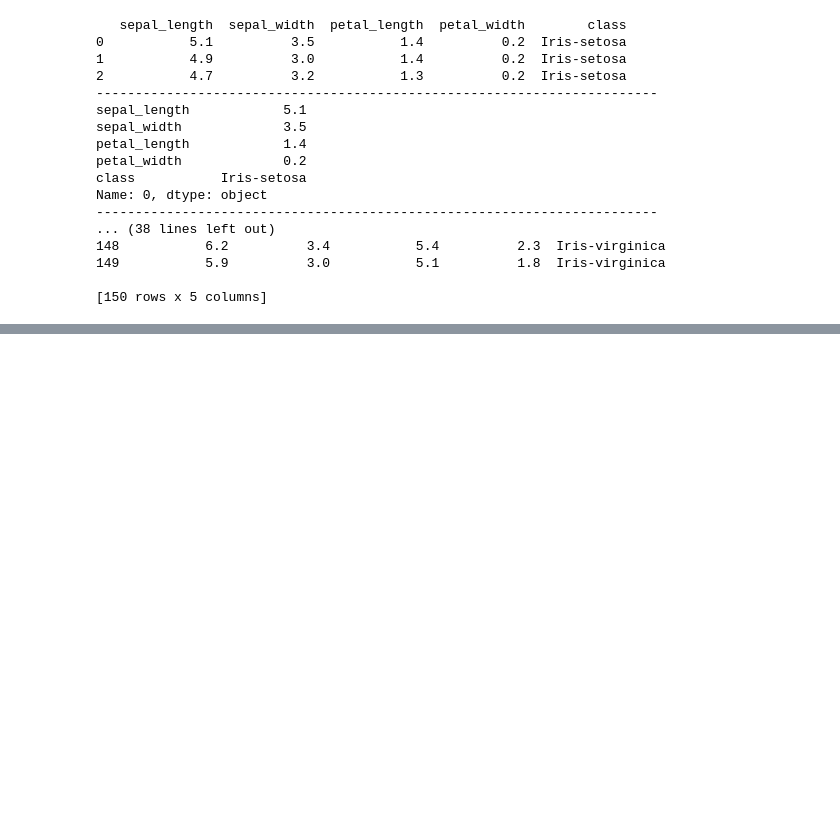
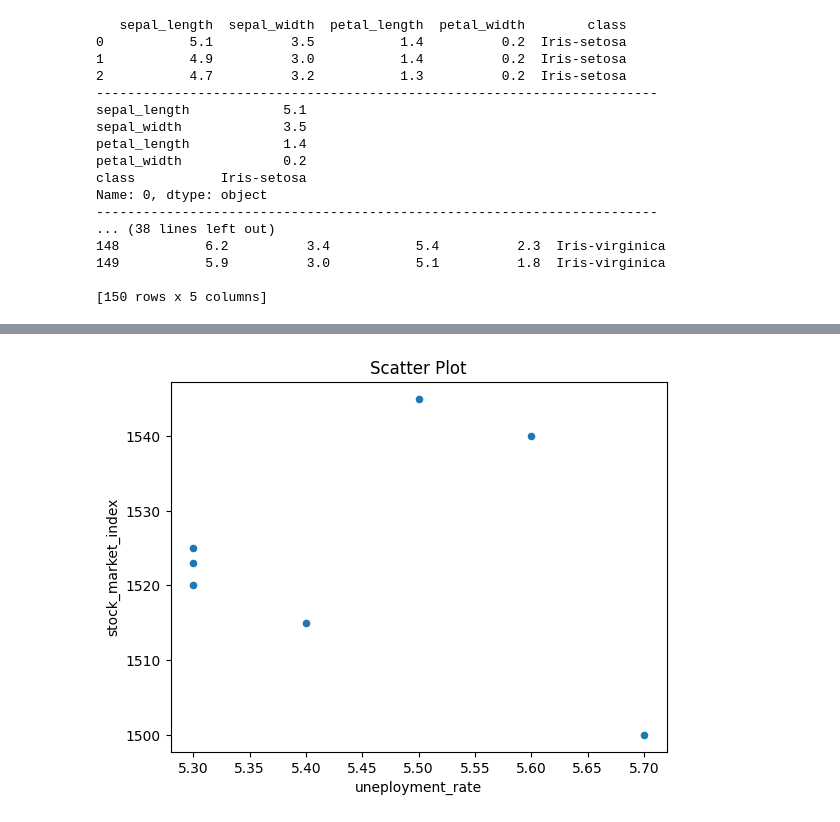
Before and after one commit to BabakDavarmanesh/Learning_Pandas, a Jupyter notebook: Learning_Pandas.ipynb, the cells around one changed output, grey strips where cells are left out. Drawn from its saved outputs; the diff is of its cells as text; code cells hidden in the pictures; blank space fills up the shorter version.

```diff
--- a/Learning_Pandas.ipynb
+++ b/Learning_Pandas.ipynb
@@ -567,0 +576,8 @@ Name: 0, dtype: object
+# %%
+data_scatt = {
+    "uneployment_rate": [5.7, 5.3, 5.3, 5.3, 5.4, 5.6, 5.5],
+    "stock_market_index": [1500, 1520, 1525, 1523, 1515, 1540, 1545]
+}
+
+df_scatt = pd.DataFrame(data_scatt)
+df_scatt
@@ -567,0 +593,5 @@ Name: 0, dtype: object
+# %%
+df_scatt.plot(kind="scatter", x="uneployment_rate", y="stock_market_index", title="Scatter Plot")
+plt.show()
+# %% [output]
+[figure, added]
```
Also changed, not shown: parts of 16 cells of this notebook.
